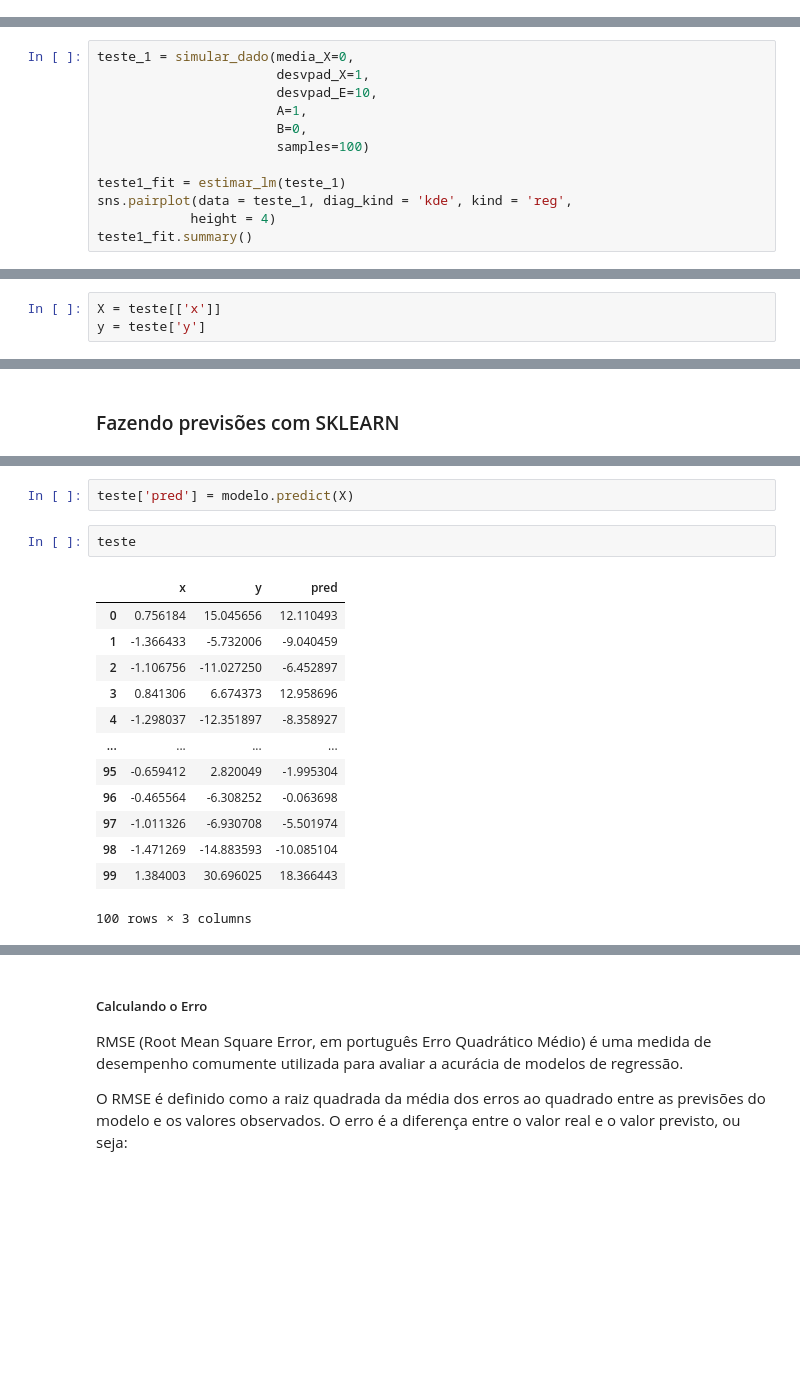
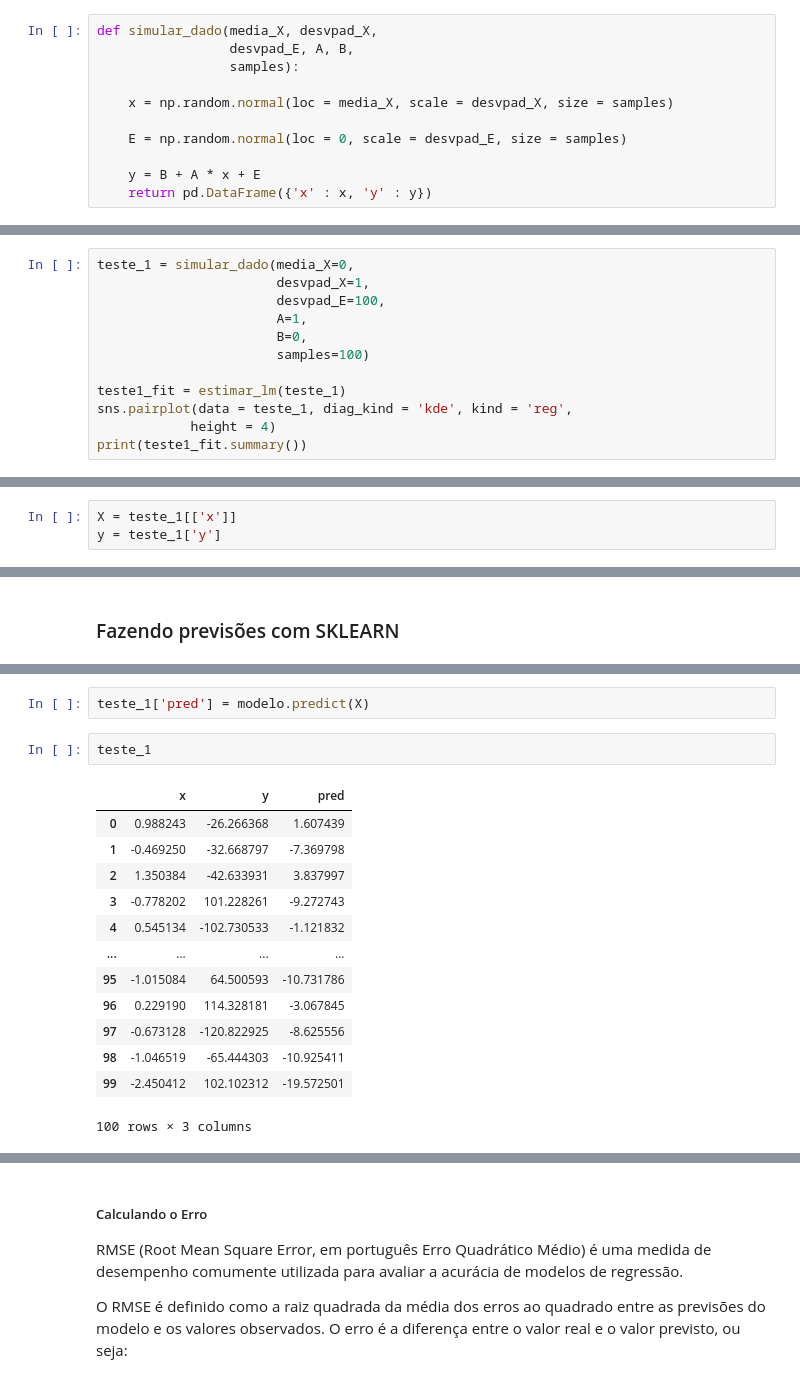
Before and after one commit to sadguilherme/99_PT_JAN2023, a Jupyter notebook: aulas/20230425 Regressão Linear I.ipynb, the cells around one changed output, grey strips where cells are left out. Drawn from its saved outputs; the diff is of its cells as text; blank space fills up the shorter version.

```diff
--- a/aulas/20230425 Regressão Linear I.ipynb
+++ b/aulas/20230425 Regressão Linear I.ipynb
@@ -147,3 +194,14 @@ def estimar_lm(data):
     modelo = sm.OLS(y, X)
     lm_fit = modelo.fit()
     return lm_fit
+# %%
+def simular_dado(media_X, desvpad_X,
+                 desvpad_E, A, B,
+                 samples):
+
+    x = np.random.normal(loc = media_X, scale = desvpad_X, size = samples)
+
+    E = np.random.normal(loc = 0, scale = desvpad_E, size = samples)
+
+    y = B + A * x + E
+    return pd.DataFrame({'x' : x, 'y' : y})
@@ -150,7 +224,7 @@ def estimar_lm(data):
 # %%
 teste_1 = simular_dado(media_X=0,
                        desvpad_X=1,
-                       desvpad_E=10,
+                       desvpad_E=100,
                        A=1,
                        B=0,
                        samples=100)
@@ -158,5 +232,5 @@ teste_1 = simular_dado(media_X=0,
 teste1_fit = estimar_lm(teste_1)
 sns.pairplot(data = teste_1, diag_kind = 'kde', kind = 'reg',
             height = 4)
-teste1_fit.summary()
+print(teste1_fit.summary())
 # %% [output]
@@ -197,6 +273,6 @@ modelo = LinearRegression()
 # %%
-X = teste[['x']]
-y = teste['y']
+X = teste_1[['x']]
+y = teste_1['y']
 # %%
 modelo.fit(X, y)
 # %% [output]
@@ -232,19 +313,19 @@ array([ 12.1104934 ,  -9.04045883,  -6.45289674,  12.95869566,
 # %%
-teste['pred'] = modelo.predict(X)
+teste_1['pred'] = modelo.predict(X)
 # %%
-teste
+teste_1
 # %% [output]
 |  | x | y | pred |
-| 0 | 0.756184 | 15.045656 | 12.110493 |
-| 1 | -1.366433 | -5.732006 | -9.040459 |
-| 2 | -1.106756 | -11.027250 | -6.452897 |
-| 3 | 0.841306 | 6.674373 | 12.958696 |
-| 4 | -1.298037 | -12.351897 | -8.358927 |
+| 0 | 0.988243 | -26.266368 | 1.607439 |
+| 1 | -0.469250 | -32.668797 | -7.369798 |
+| 2 | 1.350384 | -42.633931 | 3.837997 |
+| 3 | -0.778202 | 101.228261 | -9.272743 |
+| 4 | 0.545134 | -102.730533 | -1.121832 |
 | ... | ... | ... | ... |
-| 95 | -0.659412 | 2.820049 | -1.995304 |
-| 96 | -0.465564 | -6.308252 | -0.063698 |
-| 97 | -1.011326 | -6.930708 | -5.501974 |
-| 98 | -1.471269 | -14.883593 | -10.085104 |
-| 99 | 1.384003 | 30.696025 | 18.366443 |
+| 95 | -1.015084 | 64.500593 | -10.731786 |
+| 96 | 0.229190 | 114.328181 | -3.067845 |
+| 97 | -0.673128 | -120.822925 | -8.625556 |
+| 98 | -1.046519 | -65.444303 | -10.925411 |
+| 99 | -2.450412 | 102.102312 | -19.572501 |
 100 rows × 3 columns
 # %%
```
Also changed, not shown: parts of 35 cells of this notebook, 2 other files.
